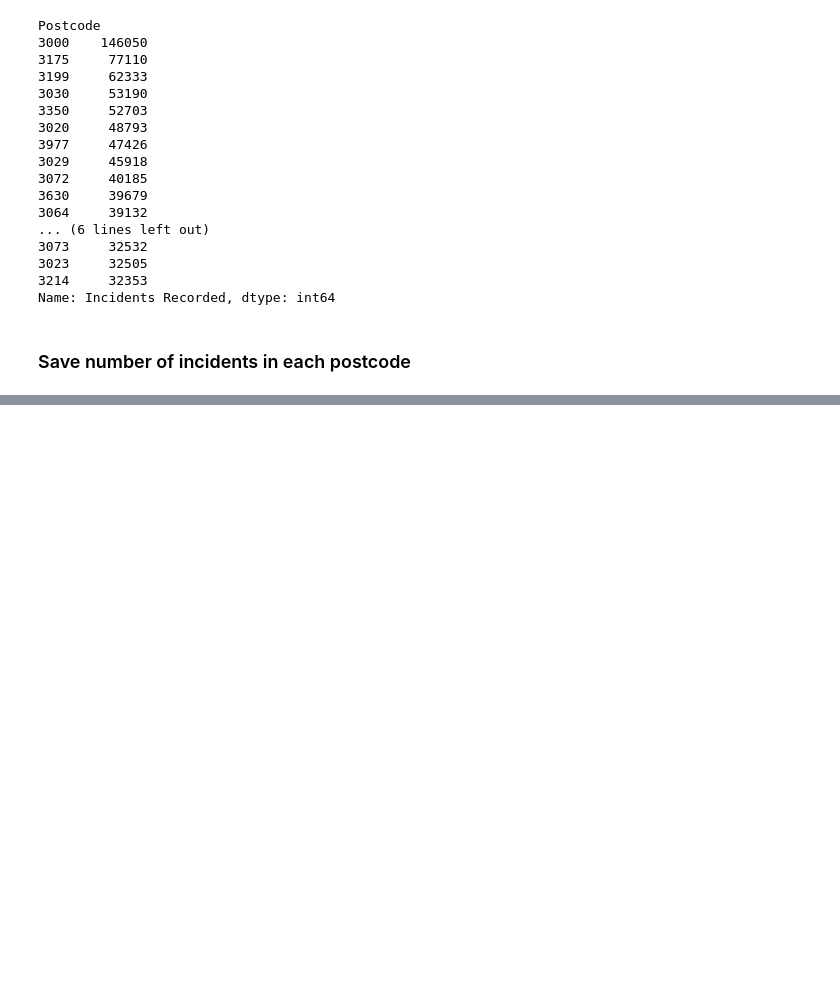
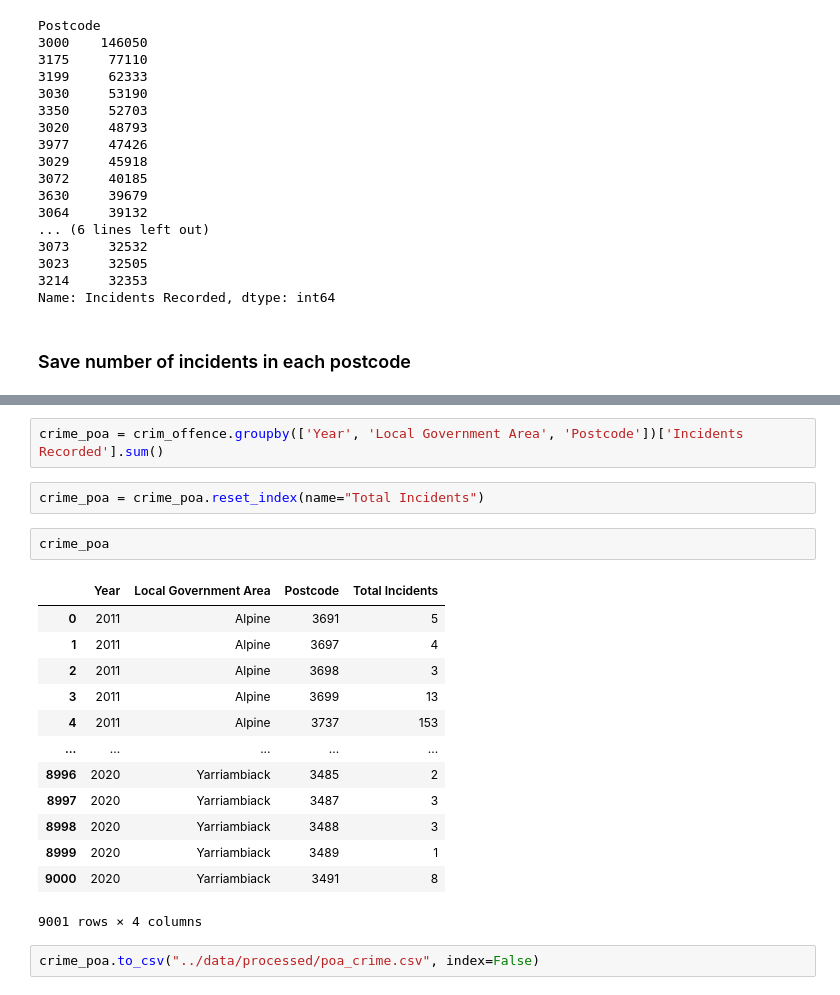
Before and after one commit to danhphan/spatial-analysis-intro, a Jupyter notebook: notebooks/02_Tabular-analysis-with-pandas.ipynb, the cells around one changed output, grey strips where cells are left out. Drawn from its saved outputs; the diff is of its cells as text; blank space fills up the shorter version.

```diff
--- a/notebooks/02_Tabular-analysis-with-pandas.ipynb
+++ b/notebooks/02_Tabular-analysis-with-pandas.ipynb
@@ -104,0 +113,22 @@ Name: Incidents Recorded, dtype: int64
+# %%
+crime_poa = crim_offence.groupby(['Year', 'Local Government Area', 'Postcode'])['Incidents Recorded'].sum()
+# %%
+crime_poa = crime_poa.reset_index(name="Total Incidents")
+# %%
+crime_poa
+# %% [output]
+|  | Year | Local Government Area | Postcode | Total Incidents |
+| 0 | 2011 | Alpine | 3691 | 5 |
+| 1 | 2011 | Alpine | 3697 | 4 |
+| 2 | 2011 | Alpine | 3698 | 3 |
+| 3 | 2011 | Alpine | 3699 | 13 |
+| 4 | 2011 | Alpine | 3737 | 153 |
+| ... | ... | ... | ... | ... |
+| 8996 | 2020 | Yarriambiack | 3485 | 2 |
+| 8997 | 2020 | Yarriambiack | 3487 | 3 |
+| 8998 | 2020 | Yarriambiack | 3488 | 3 |
+| 8999 | 2020 | Yarriambiack | 3489 | 1 |
+| 9000 | 2020 | Yarriambiack | 3491 | 8 |
+9001 rows × 4 columns
+# %%
+crime_poa.to_csv("../data/processed/poa_crime.csv", index=False)
```
Also changed, not shown: parts of 1 cell of this notebook.
